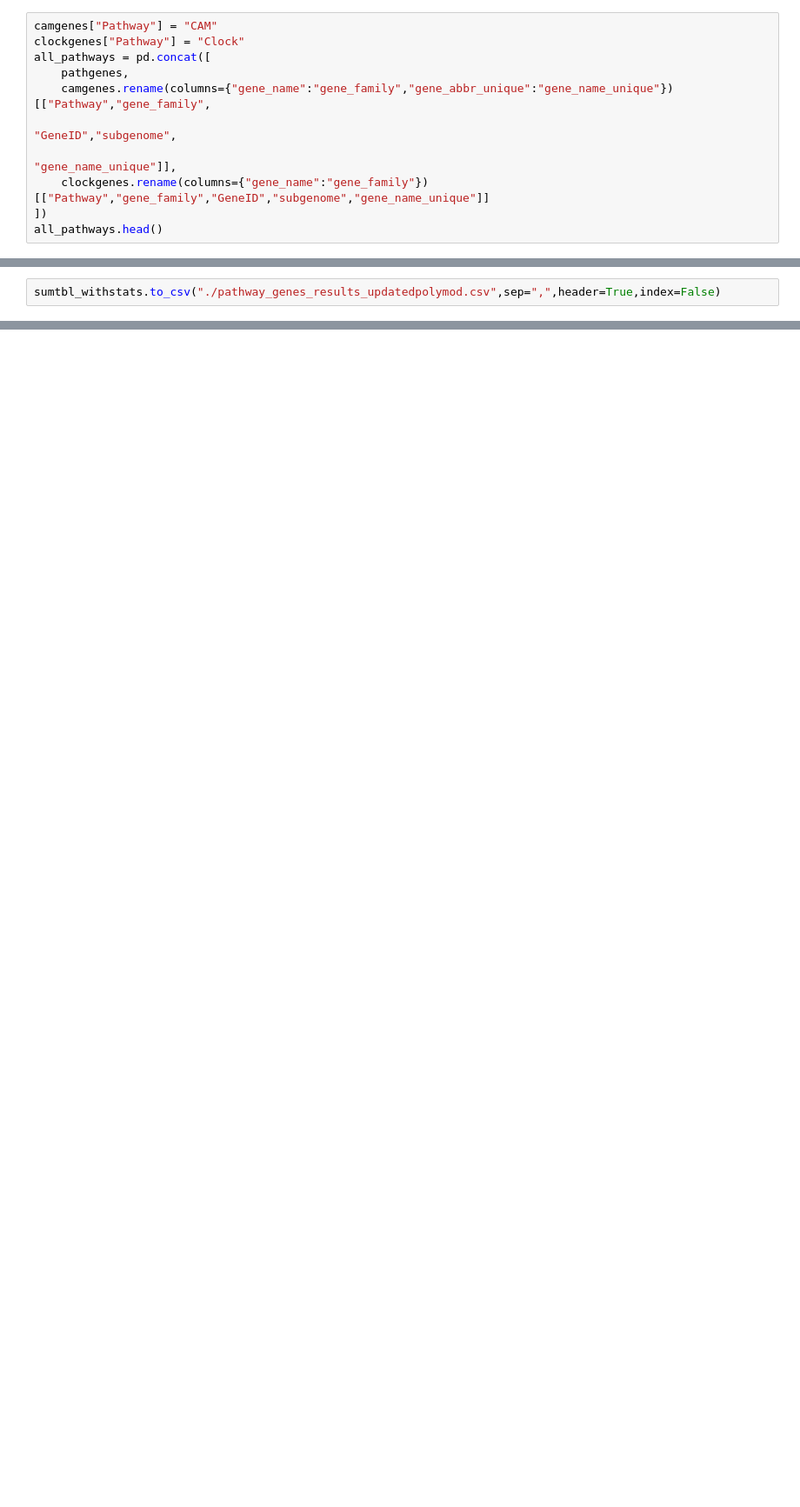
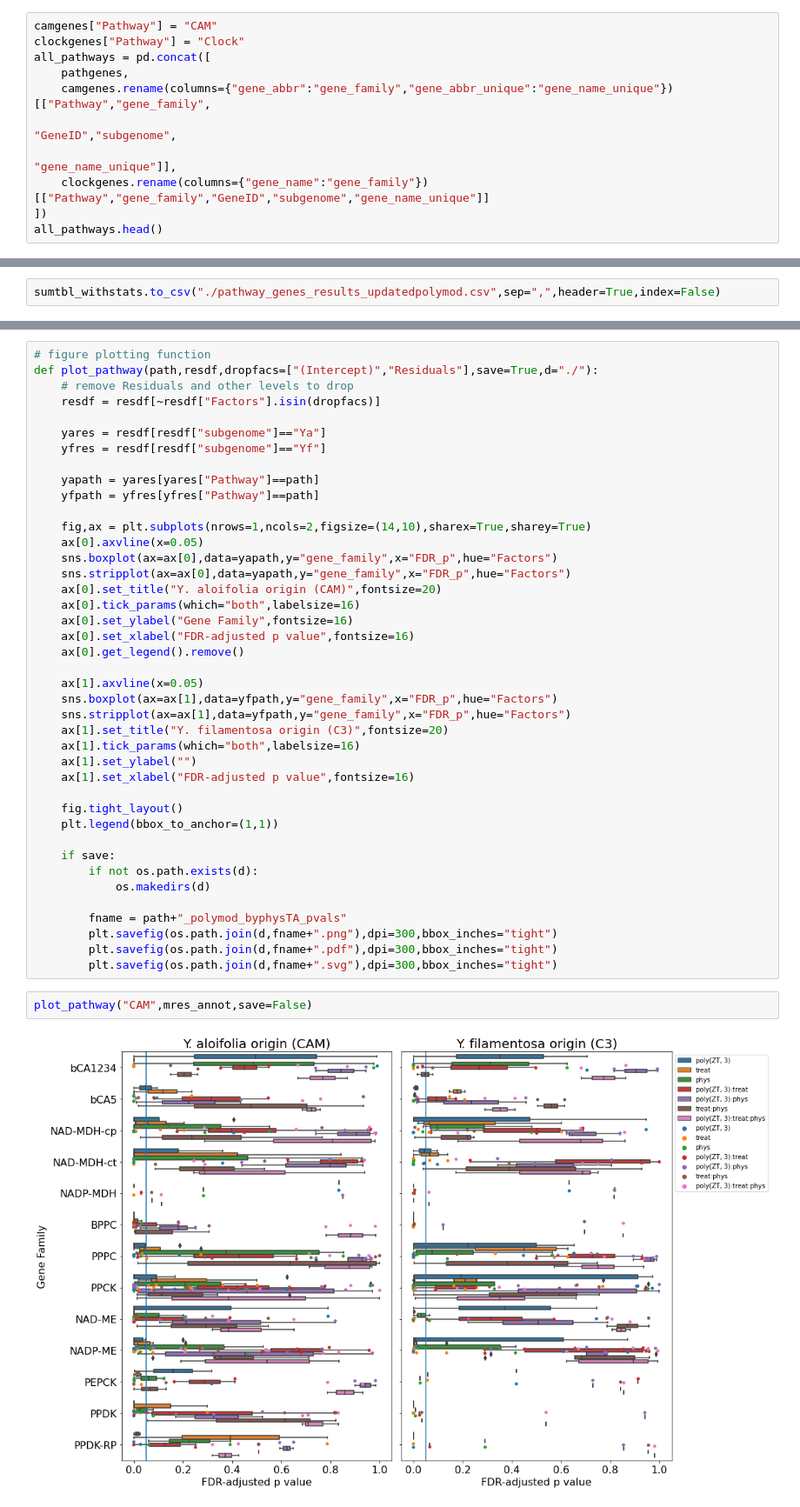
Before and after one commit to achpardo/yucca-genomics, a Jupyter notebook: polynomial_modeling/polymod_fullmodel_results.ipynb, the cells around one changed output, grey strips where cells are left out. Shown at 87% size. Saved outputs shown, nothing was run; the diff lists cells and outputs as text; blank space fills up the shorter version.

```diff
--- a/polynomial_modeling/polymod_fullmodel_results.ipynb
+++ b/polynomial_modeling/polymod_fullmodel_results.ipynb
@@ -86,7 +86,7 @@ camgenes["Pathway"] = "CAM"
 clockgenes["Pathway"] = "Clock"
 all_pathways = pd.concat([
     pathgenes,
-    camgenes.rename(columns={"gene_name":"gene_family","gene_abbr_unique":"gene_name_unique"})[["Pathway","gene_family",
+    camgenes.rename(columns={"gene_abbr":"gene_family","gene_abbr_unique":"gene_name_unique"})[["Pathway","gene_family",
                                                                                                "GeneID","subgenome",
                                                                                                "gene_name_unique"]],
     clockgenes.rename(columns={"gene_name":"gene_family"})[["Pathway","gene_family","GeneID","subgenome","gene_name_unique"]]
@@ -215,0 +206,45 @@ sumtbl_withstats.to_csv("./pathway_genes_results_updatedpolymod.csv",sep=",",hea
+# %%
+# figure plotting function
+def plot_pathway(path,resdf,dropfacs=["(Intercept)","Residuals"],save=True,d="./"):
+    # remove Residuals and other levels to drop
+    resdf = resdf[~resdf["Factors"].isin(dropfacs)]
+
+    yares = resdf[resdf["subgenome"]=="Ya"]
+    yfres = resdf[resdf["subgenome"]=="Yf"]
+
+    yapath = yares[yares["Pathway"]==path]
+    yfpath = yfres[yfres["Pathway"]==path]
+
+    fig,ax = plt.subplots(nrows=1,ncols=2,figsize=(14,10),sharex=True,sharey=True)
+    ax[0].axvline(x=0.05)
+    sns.boxplot(ax=ax[0],data=yapath,y="gene_family",x="FDR_p",hue="Factors")
+    sns.stripplot(ax=ax[0],data=yapath,y="gene_family",x="FDR_p",hue="Factors")
+    ax[0].set_title("Y. aloifolia origin (CAM)",fontsize=20)
+    ax[0].tick_params(which="both",labelsize=16)
+    ax[0].set_ylabel("Gene Family",fontsize=16)
+    ax[0].set_xlabel("FDR-adjusted p value",fontsize=16)
+    ax[0].get_legend().remove()
+
+    ax[1].axvline(x=0.05)
+    sns.boxplot(ax=ax[1],data=yfpath,y="gene_family",x="FDR_p",hue="Factors")
+    sns.stripplot(ax=ax[1],data=yfpath,y="gene_family",x="FDR_p",hue="Factors")
+    ax[1].set_title("Y. filamentosa origin (C3)",fontsize=20)
+    ax[1].tick_params(which="both",labelsize=16)
+    ax[1].set_ylabel("")
+    ax[1].set_xlabel("FDR-adjusted p value",fontsize=16)
+
+    fig.tight_layout()
+    plt.legend(bbox_to_anchor=(1,1))
+
+    if save:
+        if not os.path.exists(d):
+            os.makedirs(d)
+
+        fname = path+"_polymod_byphysTA_pvals"
+        plt.savefig(os.path.join(d,fname+".png"),dpi=300,bbox_inches="tight")
+        plt.savefig(os.path.join(d,fname+".pdf"),dpi=300,bbox_inches="tight")
+        plt.savefig(os.path.join(d,fname+".svg"),dpi=300,bbox_inches="tight")
+# %%
+plot_pathway("CAM",mres_annot,save=False)
+# %% [output]
+[figure, added]
```
Also changed, not shown: parts of 40 cells of this notebook, 7 other files.
